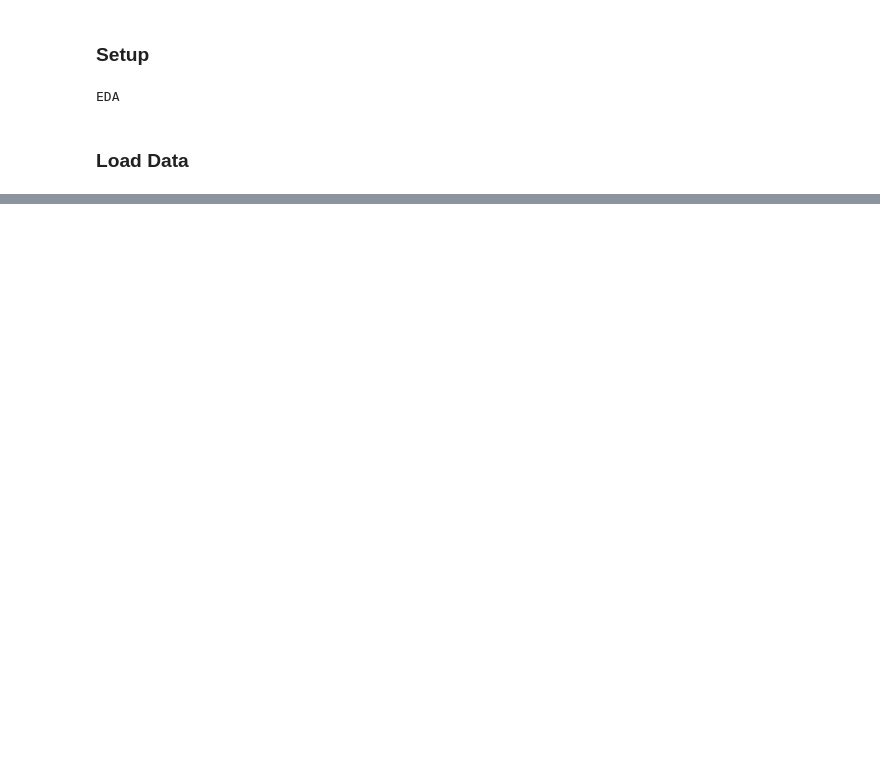
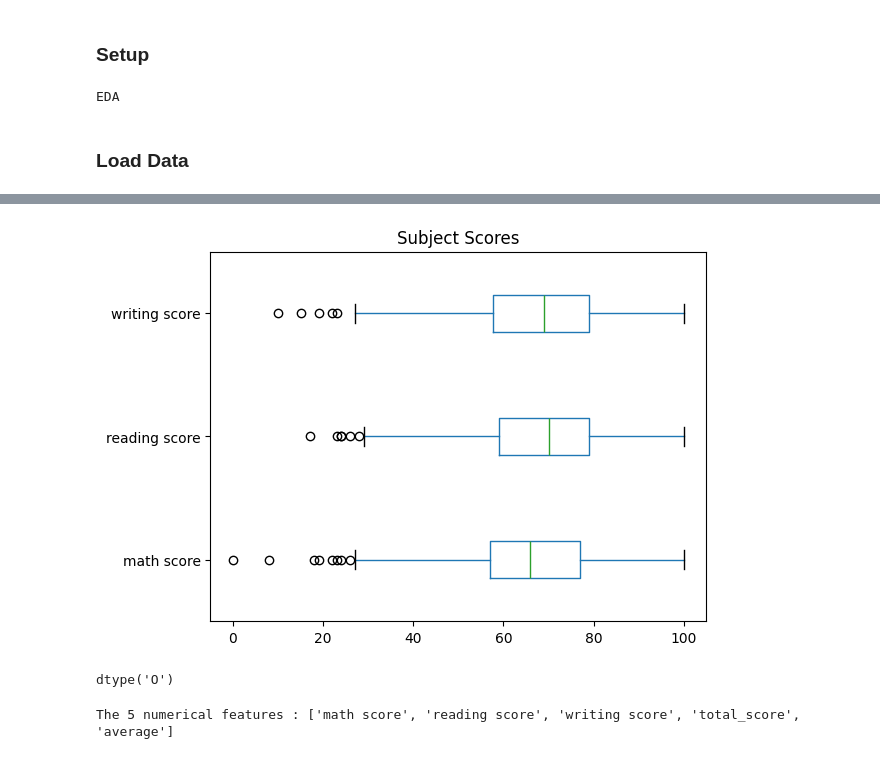
Before and after one commit to mgabaya/End-to-End_ML, a Jupyter notebook: notebook/EDA.ipynb, the cells around one changed output, grey strips where cells are left out. Saved outputs shown, nothing was run; the diff lists cells and outputs as text; code cells hidden in the pictures; blank space fills up the shorter version.

```diff
--- a/notebook/EDA.ipynb
+++ b/notebook/EDA.ipynb
@@ -36,0 +190,21 @@ print(students.head())
+# %%
+scores = students.iloc[:, 5:]
+# scores.head()
+scores.boxplot(vert=False, grid=False) #, by='gender')
+plt.title('Subject Scores')
+plt.show()
+# %% [output]
+[figure, added]
+# %%
+# define numerical and categorical columns
+# print(students['math score'].dtype)
+students['gender'].dtype
+# %% [output]
+dtype('O')
+# %%
+numeric_features = [feature for feature in students.columns if students[feature].dtype != 'O']
+print('The {} numerical features : {}'.format(len(numeric_features), numeric_features))
+
+# categorical_features
+# %% [output]
+The 5 numerical features : ['math score', 'reading score', 'writing score', 'total_score', 'average']
```
Also changed, not shown: parts of 25 cells of this notebook, 1 other file.
